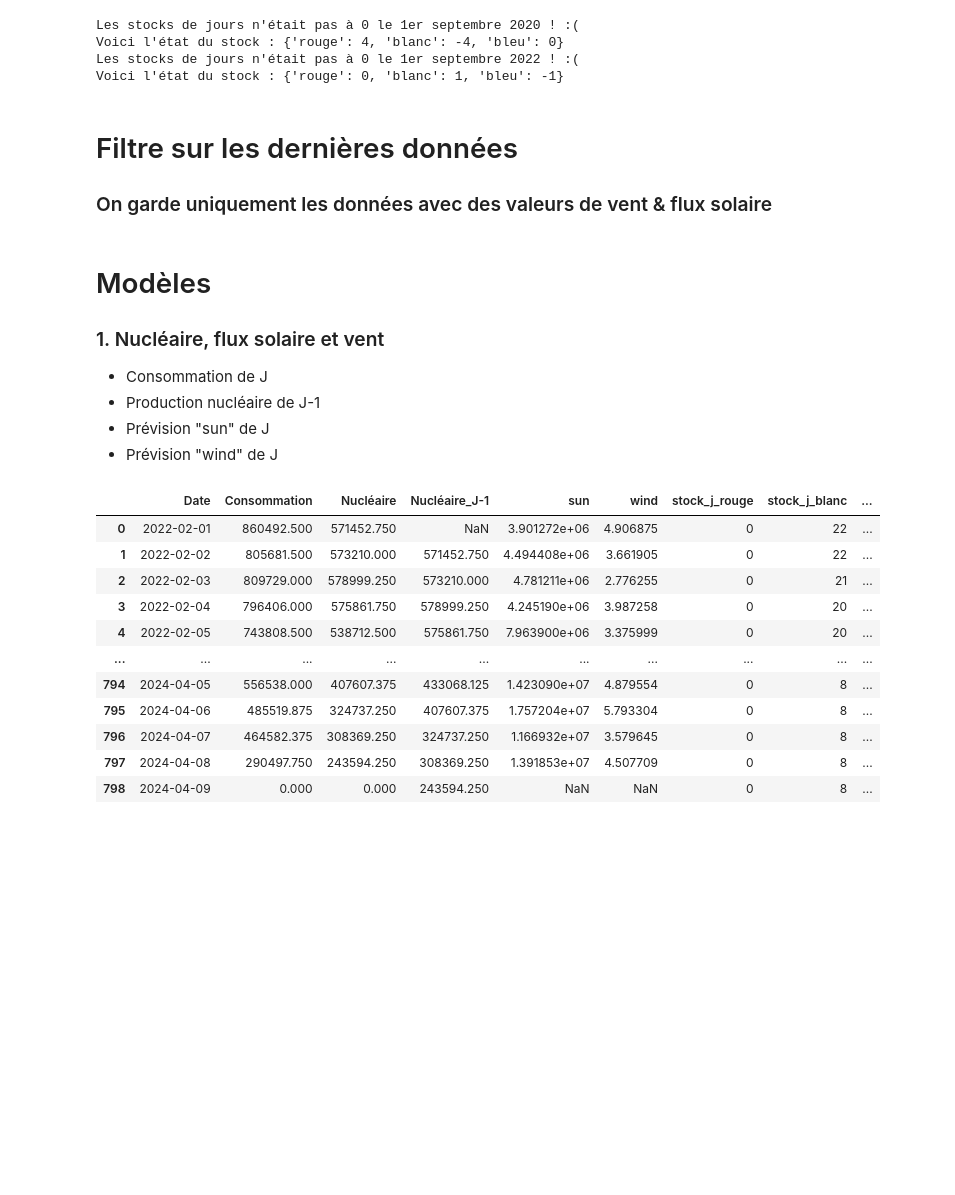
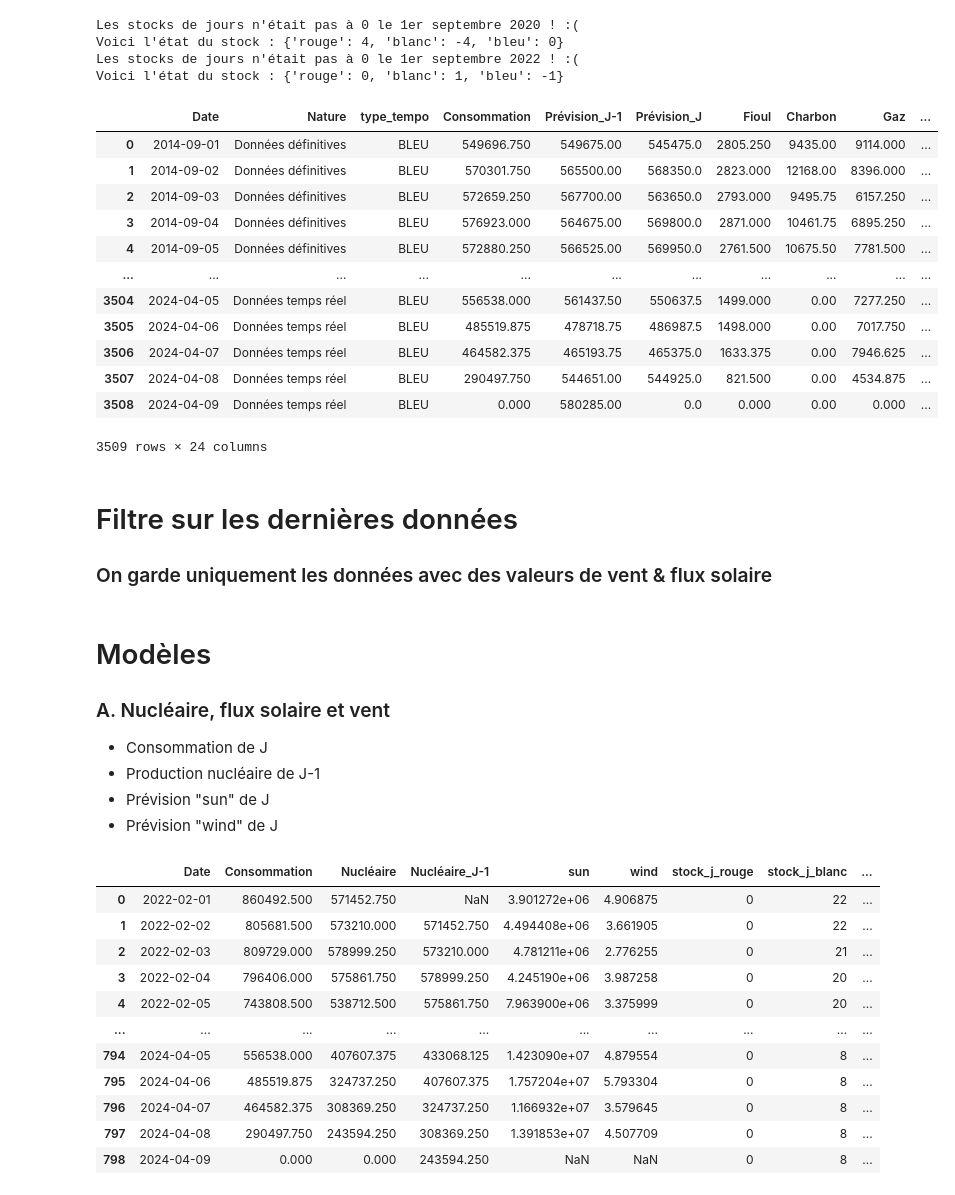
Before and after one commit to GreenForecast-Squad/energetic-stress-production, a Jupyter notebook: notebooks/datascience/tempo/exploration_tempo.ipynb, the cells around one changed output. Saved outputs shown, nothing was run; the diff lists cells and outputs as text; code cells hidden in the pictures; blank space fills up the shorter version.

```diff
--- a/notebooks/datascience/tempo/exploration_tempo.ipynb
+++ b/notebooks/datascience/tempo/exploration_tempo.ipynb
@@ -150,6 +156,22 @@ Les stocks de jours n'était pas à 0 le 1er septembre 2020 ! :(
 Voici l'état du stock : {'rouge': 4, 'blanc': -4, 'bleu': 0}
 Les stocks de jours n'était pas à 0 le 1er septembre 2022 ! :(
 Voici l'état du stock : {'rouge': 0, 'blanc': 1, 'bleu': -1}
+# %%
+data
+# %% [output]
+|  | Date | Nature | type_tempo | Consommation | Prévision_J-1 | Prévision_J | Fioul | Charbon | Gaz | ... |
+| 0 | 2014-09-01 | Données définitives | BLEU | 549696.750 | 549675.00 | 545475.0 | 2805.250 | 9435.00 | 9114.000 | ... |
+| 1 | 2014-09-02 | Données définitives | BLEU | 570301.750 | 565500.00 | 568350.0 | 2823.000 | 12168.00 | 8396.000 | ... |
+| 2 | 2014-09-03 | Données définitives | BLEU | 572659.250 | 567700.00 | 563650.0 | 2793.000 | 9495.75 | 6157.250 | ... |
+| 3 | 2014-09-04 | Données définitives | BLEU | 576923.000 | 564675.00 | 569800.0 | 2871.000 | 10461.75 | 6895.250 | ... |
+| 4 | 2014-09-05 | Données définitives | BLEU | 572880.250 | 566525.00 | 569950.0 | 2761.500 | 10675.50 | 7781.500 | ... |
+| ... | ... | ... | ... | ... | ... | ... | ... | ... | ... | ... |
+| 3504 | 2024-04-05 | Données temps réel | BLEU | 556538.000 | 561437.50 | 550637.5 | 1499.000 | 0.00 | 7277.250 | ... |
+| 3505 | 2024-04-06 | Données temps réel | BLEU | 485519.875 | 478718.75 | 486987.5 | 1498.000 | 0.00 | 7017.750 | ... |
+| 3506 | 2024-04-07 | Données temps réel | BLEU | 464582.375 | 465193.75 | 465375.0 | 1633.375 | 0.00 | 7946.625 | ... |
+| 3507 | 2024-04-08 | Données temps réel | BLEU | 290497.750 | 544651.00 | 544925.0 | 821.500 | 0.00 | 4534.875 | ... |
+| 3508 | 2024-04-09 | Données temps réel | BLEU | 0.000 | 580285.00 | 0.0 | 0.000 | 0.00 | 0.000 | ... |
+3509 rows × 24 columns
 # %% [markdown]
 # Filtre sur les dernières données
 ### On garde uniquement les données avec des valeurs de vent & flux solaire
@@ -157,7 +179,7 @@ Voici l'état du stock : {'rouge': 0, 'blanc': 1, 'bleu': -1}
 data = data[data["Date"] >= "2022-02-01"].reset_index(drop=True)
 # %% [markdown]
 # Modèles
-### 1.  Nucléaire, flux solaire et vent
+### A.  Nucléaire, flux solaire et vent
 - Consommation de J
 - Production nucléaire de J-1
 - Prévision "sun" de J
```
Also changed, not shown: parts of 11 cells of this notebook.
